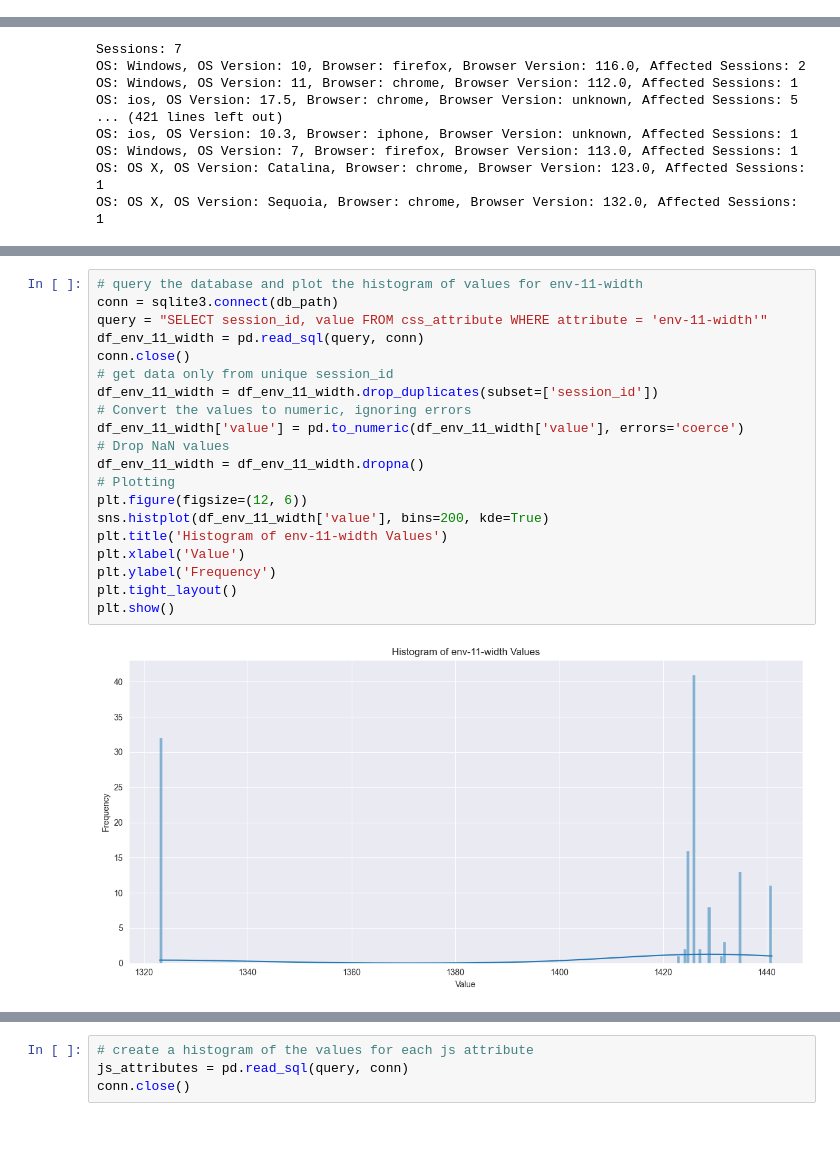
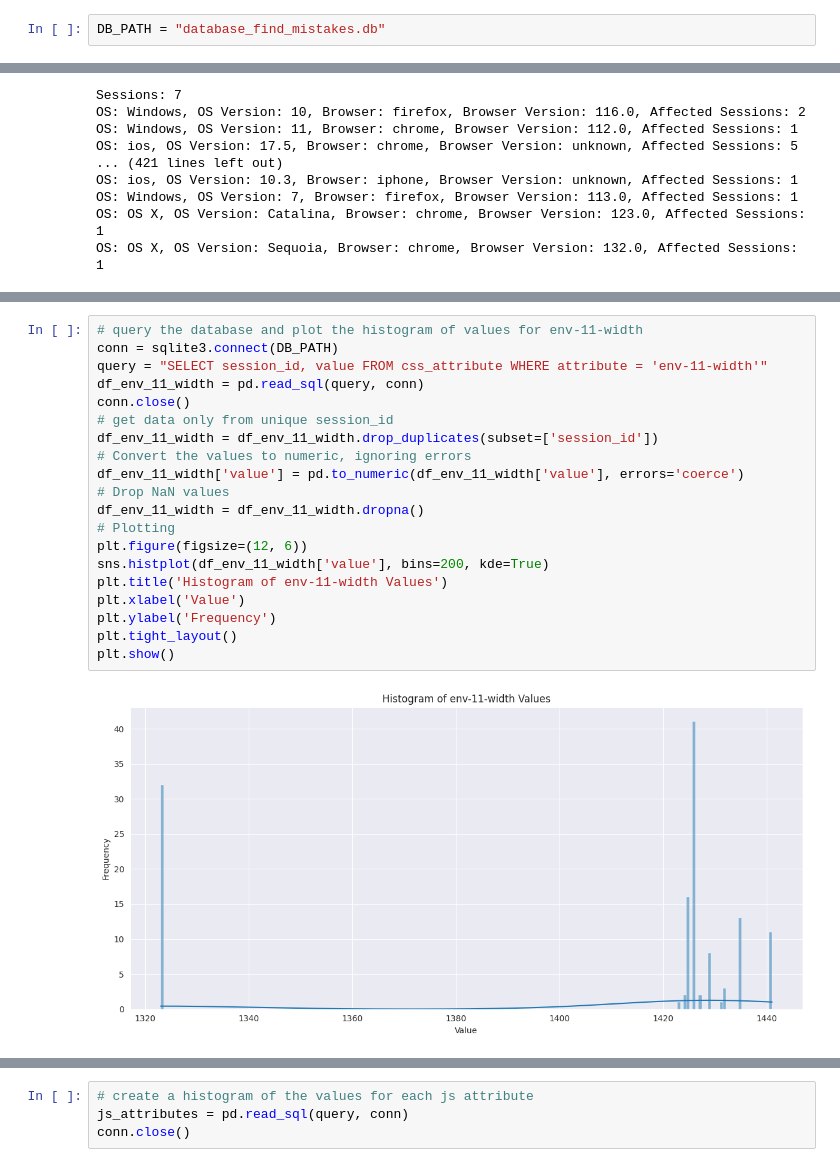
Before and after one commit to perzfilip/css-fingerprinting, a Jupyter notebook: analytics/finding_mistakes.ipynb, the cells around one changed output, grey strips where cells are left out. Drawn from its saved outputs; the diff is of its cells as text; blank space fills up the shorter version.

```diff
--- a/analytics/finding_mistakes.ipynb
+++ b/analytics/finding_mistakes.ipynb
@@ -10,4 +10,6 @@ import re
 from collections import Counter
 
 from pygments.lexers import q
+# %%
+DB_PATH = "database_find_mistakes.db"
 # %%
@@ -131,24 +133,24 @@ plt.show()
 # %%
 # query the database and plot the histogram of values for env-11-width
-conn = sqlite3.connect(db_path)
+conn = sqlite3.connect(DB_PATH)
 query = "SELECT session_id, value FROM css_attribute WHERE attribute = 'env-11-width'"
 df_env_11_width = pd.read_sql(query, conn)
 conn.close()
 # get data only from unique session_id
 df_env_11_width = df_env_11_width.drop_duplicates(subset=['session_id'])
 # Convert the values to numeric, ignoring errors
 df_env_11_width['value'] = pd.to_numeric(df_env_11_width['value'], errors='coerce')
 # Drop NaN values
 df_env_11_width = df_env_11_width.dropna()
 # Plotting
 plt.figure(figsize=(12, 6))
 sns.histplot(df_env_11_width['value'], bins=200, kde=True)
 plt.title('Histogram of env-11-width Values')
 plt.xlabel('Value')
 plt.ylabel('Frequency')
 plt.tight_layout()
 plt.show()
 # %% [output]
-[figure, old version]
+[figure, new version]
 # %%
 # write a sql query that will get all of the session_ids that don't have a record for env-11-width
```
Also changed, not shown: parts of 9 cells of this notebook, 13 other files.
